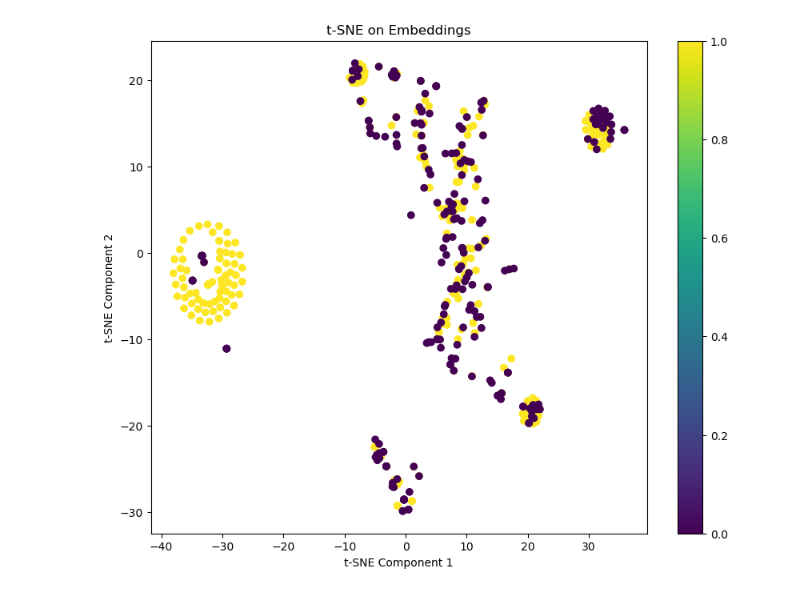
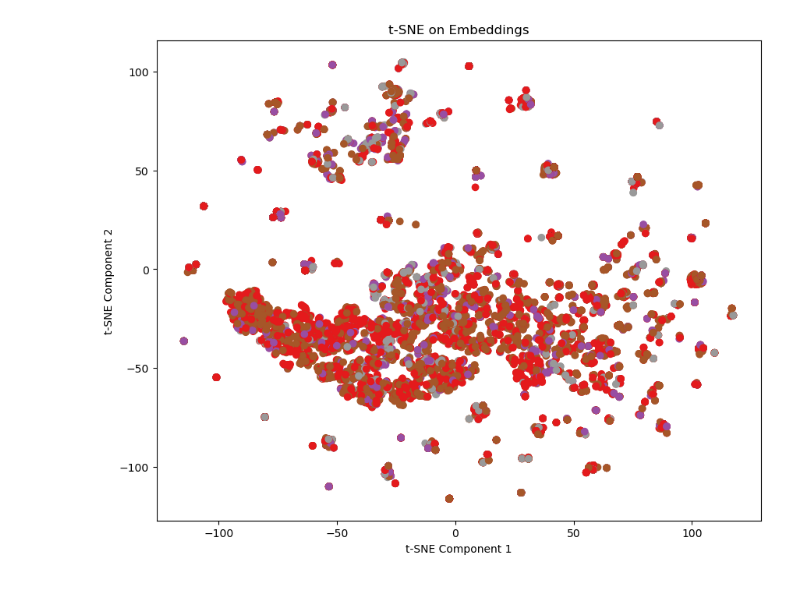
Before and after one commit to JakobLindscheid/UC-project, a Jupyter notebook: contrastive_learning.ipynb, the cells around one changed output. Saved outputs shown, nothing was run; the diff lists cells and outputs as text; code cells hidden in the pictures.

```diff
--- a/contrastive_learning.ipynb
+++ b/contrastive_learning.ipynb
@@ -66,6 +56,8 @@ class Encoder(nn.Module):
         self.network = nn.Sequential(
             nn.Linear(input_dim, 128),
             nn.ReLU(),
+            nn.Linear(128, 128),
+            nn.ReLU(),
             nn.Linear(128, embedding_dim)
         )
 
@@ -87,21 +66,23 @@ def generate_pairs(data, labels):
 # %%
 # Initialize model, loss, and optimizer
 embedding_dim = 16
-model = Encoder(input_dim=6, embedding_dim=embedding_dim)
+encoder = Encoder(input_dim=len(data.columns)-1, embedding_dim=embedding_dim)
 loss_fn = ContrastiveLoss(margin=1.0)
-optimizer = torch.optim.Adam(model.parameters(), lr=0.001)
+optimizer = torch.optim.Adam(encoder.parameters(), lr=0.0001)
+
+writer = SummaryWriter()
 
 # Training loop
-n_epochs = 1000
+n_epochs = 200
 pbar = tqdm(total=n_epochs)
 try:
     for epoch in range(n_epochs):
-        model.train()
+        encoder.train()
         epoch_loss = 0.0
 
-        for batch_data, batch_labels in train_loader:
+        for batch_data, batch_labels in full_loader:
 
-            output = model(batch_data)
+            output = encoder(batch_data)
 
             # Compute loss
             loss = loss_fn(output, batch_labels)
@@ -112,30 +93,35 @@ try:
             loss.backward()
             optimizer.step()
 
+        writer.add_scalar("encoder/Loss/train", epoch_loss / len(train_loader), epoch)
         pbar.update(1)
         pbar.set_description(f"Loss: {round(epoch_loss / len(train_loader),3)}")
 finally:
     pbar.close()
+    writer.close()
-# %%
-embeddings = torch.tensor([])
-for batch, labels in test_loader:
-    embeddings = torch.cat((embeddings, model(batch)))
+# %%
+with torch.no_grad():
+    embeddings = torch.tensor([])
+    labels = []
+    for batch_data, batch_labels in full_loader:
+        embeddings = torch.cat((embeddings, encoder(batch_data)))
+        labels += batch_labels
+    labels = torch.tensor(labels)
 # %%
 from sklearn.manifold import TSNE
 
 import matplotlib.pyplot as plt
 
 # Perform t-SNE
 tsne = TSNE(n_components=2, random_state=42)
 embeddings_2d = tsne.fit_transform(embeddings.detach().numpy())
 
 # Plot the t-SNE results
 plt.figure(figsize=(10, 8))
-plt.scatter(embeddings_2d[:, 0], embeddings_2d[:, 1], c=test_loader.dataset.labels)
-plt.colorbar()
+plt.scatter(embeddings_2d[:, 0], embeddings_2d[:, 1], c=labels, cmap='Set1')
 plt.title('t-SNE on Embeddings')
 plt.xlabel('t-SNE Component 1')
 plt.ylabel('t-SNE Component 2')
 plt.show()
 # %% [output]
-[figure, old version]
+[figure, new version]
```
Also changed, not shown: parts of 10 cells of this notebook, 1 other file.
